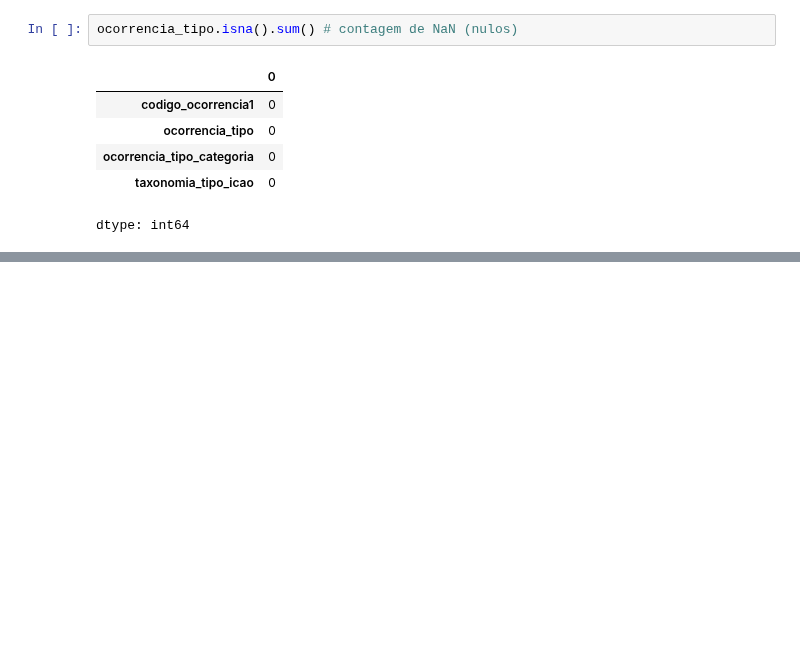
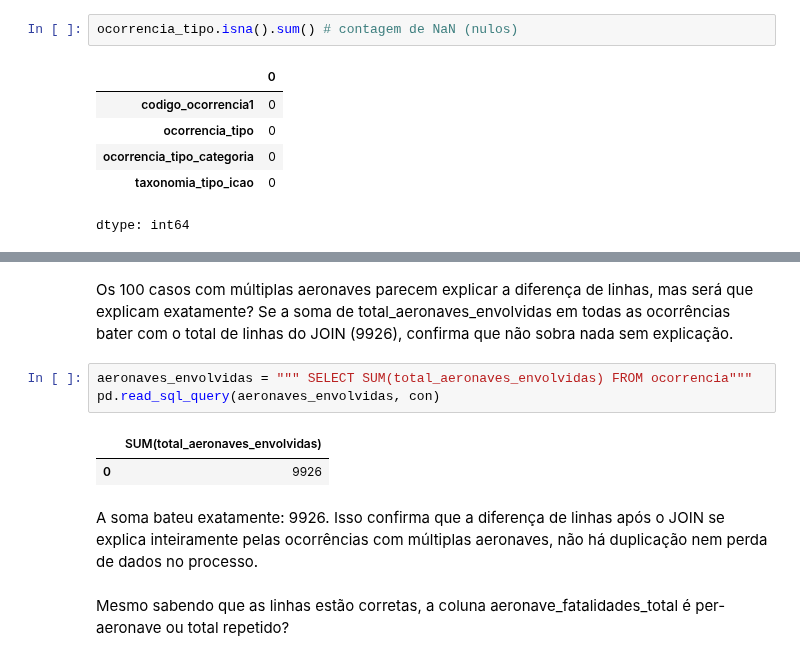
Before and after one commit to davivi-py/analise-acidentes-aereos-cenipa, a Jupyter notebook: análise.ipynb, the cells around one changed output, grey strips where cells are left out. Drawn from its saved outputs; the diff is of its cells as text; blank space fills up the shorter version.

```diff
--- a/análise.ipynb
+++ b/análise.ipynb
@@ -103,0 +147,12 @@ dtype: int64
+# %% [markdown]
+Os 100 casos com múltiplas aeronaves parecem explicar a diferença de linhas, mas será que explicam exatamente? Se a soma de total_aeronaves_envolvidas em todas as ocorrências bater com o total de linhas do JOIN (9926), confirma que não sobra nada sem explicação.
+# %%
+aeronaves_envolvidas = """ SELECT SUM(total_aeronaves_envolvidas) FROM ocorrencia"""
+pd.read_sql_query(aeronaves_envolvidas, con)
+# %% [output]
+|  | SUM(total_aeronaves_envolvidas) |
+| 0 | 9926 |
+# %% [markdown]
+A soma bateu exatamente: 9926. Isso confirma que a diferença de linhas após o JOIN se explica inteiramente pelas ocorrências com múltiplas aeronaves, não há duplicação nem perda de dados no processo.
+# %% [markdown]
+Mesmo sabendo que as linhas estão corretas, a coluna aeronave_fatalidades_total é per-aeronave ou total repetido?
```
Also changed, not shown: parts of 8 cells of this notebook.
